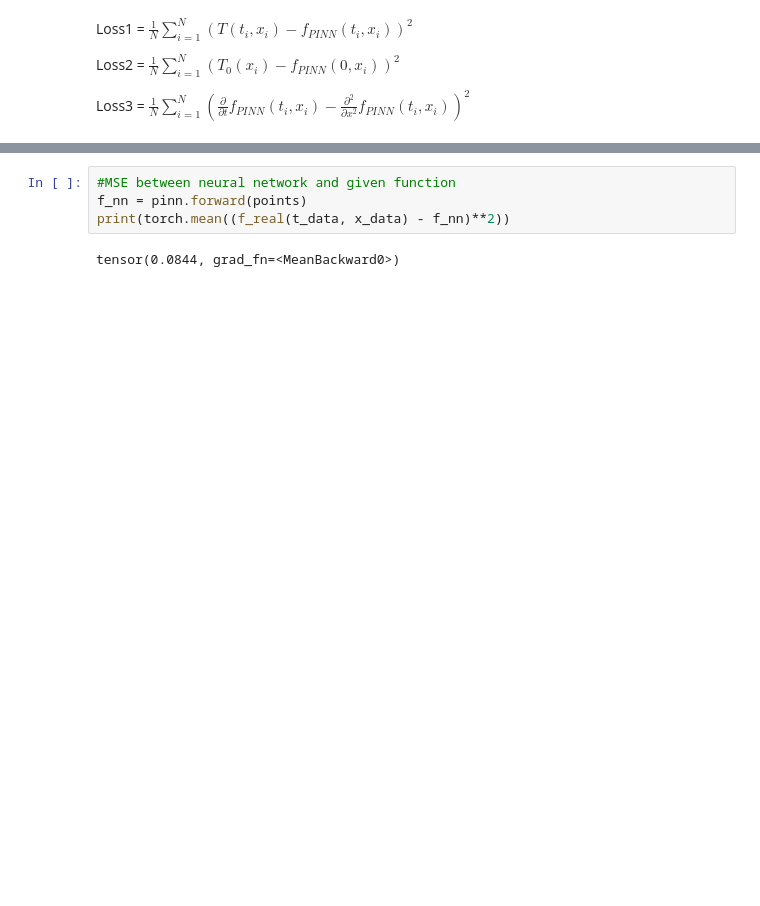
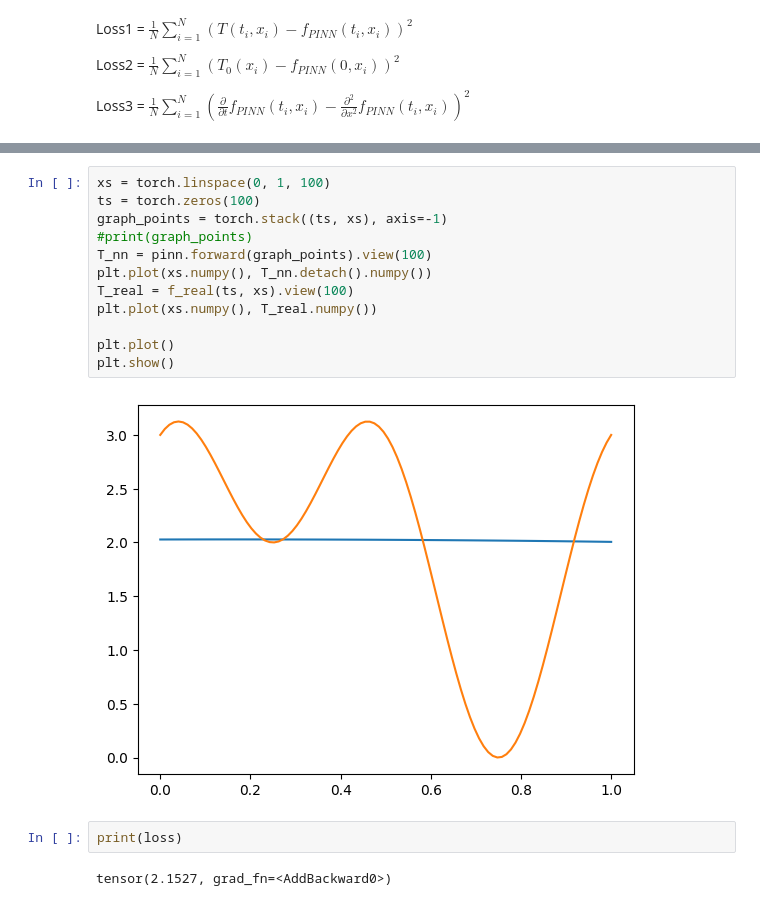
Before and after one commit to smorsty/PINN_thermal_conductivity_problem, a Jupyter notebook: First_ThermalConductivity.ipynb, the cells around one changed output, grey strips where cells are left out. Cells and saved outputs as stored; diff of their text form; blank space fills up the shorter version.

```diff
--- a/First_ThermalConductivity.ipynb
+++ b/First_ThermalConductivity.ipynb
@@ -98,9 +135,21 @@ epoch: 450      amount of loss: 1.3049116134643555
 # %%
-#MSE between neural network and given function
-f_nn = pinn.forward(points)
-print(torch.mean((f_real(t_data, x_data) - f_nn)**2))
+xs = torch.linspace(0, 1, 100)
+ts = torch.zeros(100)
+graph_points = torch.stack((ts, xs), axis=-1)
+#print(graph_points)
+T_nn = pinn.forward(graph_points).view(100)
+plt.plot(xs.numpy(), T_nn.detach().numpy())
+T_real = f_real(ts, xs).view(100)
+plt.plot(xs.numpy(), T_real.numpy())
+
+plt.plot()
+plt.show()
 # %% [output]
-tensor(0.0844, grad_fn=<MeanBackward0>)
+[figure, added]
+# %%
+print(loss)
+# %% [output]
+tensor(2.1527, grad_fn=<AddBackward0>)
 # %%
 """
 Neural network training using only partial dirivatives and boundary condition.
```
Also changed, not shown: parts of 9 cells of this notebook, 1 other file.
